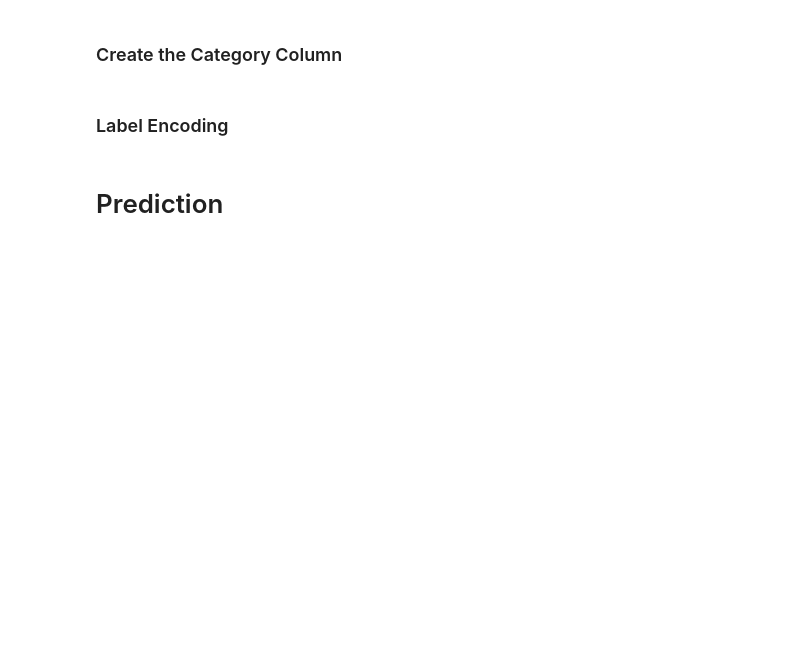
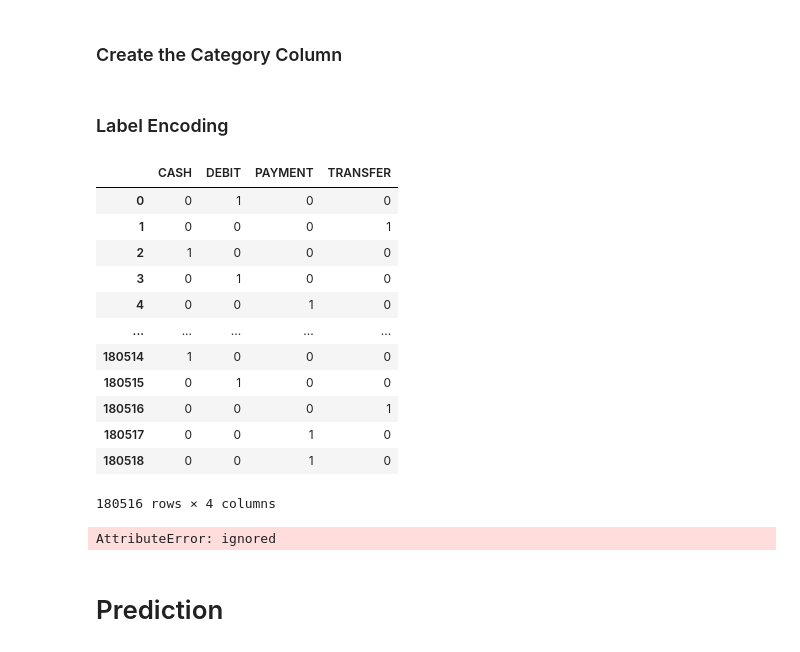
Before and after one commit to giakomorssi/Fraud-and-Delivery, a Jupyter notebook: 02_Prediction.ipynb, the cells around one changed output. Cells and saved outputs as stored; diff of their text form; code cells hidden in the pictures; blank space fills up the shorter version.

```diff
--- a/02_Prediction.ipynb
+++ b/02_Prediction.ipynb
@@ -113,0 +71,37 @@ df['Order Region'] = le.fit_transform(df['Order Region'])
+# %%
+from sklearn.model_selection import train_test_split
+
+X = df.drop(['Days for shipping (real)', 'Product Name'], axis = 1)
+y = df['Days for shipping (real)']
+
+X_train, X_test, y_train, y_test = train_test_split(X, y, test_size = 0.2)
+# %%
+from sklearn.preprocessing import OneHotEncoder
+import pandas as pd
+import numpy as np
+
+# Type
+X['Type'] = pd.get_dummies(X['Type'])
+
+# Category Name
+X['Category Name'] = pd.get_dummies(X['Category Name'])
+
+# Department Name
+X['Department Name'] = pd.get_dummies(X['Department Name'])
+
+# Market
+X['Market'] = pd.get_dummies(X['Market'])
+# %% [output]
+|  | CASH | DEBIT | PAYMENT | TRANSFER |
+| 0 | 0 | 1 | 0 | 0 |
+| 1 | 0 | 0 | 0 | 1 |
+| 2 | 1 | 0 | 0 | 0 |
+| 3 | 0 | 1 | 0 | 0 |
+| 4 | 0 | 0 | 1 | 0 |
+| ... | ... | ... | ... | ... |
+| 180514 | 1 | 0 | 0 | 0 |
+| 180515 | 0 | 1 | 0 | 0 |
+| 180516 | 0 | 0 | 0 | 1 |
+| 180517 | 0 | 0 | 1 | 0 |
+| 180518 | 0 | 0 | 1 | 0 |
+180516 rows × 4 columns
@@ -113,0 +204,34 @@ df['Order Region'] = le.fit_transform(df['Order Region'])
+# %%
+from sklearn.preprocessing import OneHotEncoder
+
+enc = OneHotEncoder()
+
+# Type
+X_train['Type'] = enc.fit_transform(X_train['Type'])
+X_test['Type'] = enc.transform(X_test['Type'])
+
+# Category Name
+X_train['Category Name'] = enc.fit_transform(X_train['Category Name'])
+X_test['Category Name'] = enc.transform(X_test['Category Name'])
+
+# Department Name
+X_train['Department Name'] = enc.fit_transform(X_train['Department Name'])
+X_test['Department Name'] = enc.transform(X_test['Department Name'])
+
+# Market
+X_train['Market'] = enc.fit_transform(X_train['Market'])
+X_test['Market'] = enc.transform(X_test['Market'])
+
+# Order Status
+X_train['Order Status'] = enc.fit_transform(X_train['Order Status'])
+X_test['Order Status'] = enc.transform(X_test['Order Status'])
+
+# Customer Segment
+X_train['Customer Segment'] = enc.fit_transform(X_train['Customer Segment'])
+X_test['Customer Segment'] = enc.transform(X_test['Customer Segment'])
+
+# Category
+X_train['Category'] = enc.fit_transform(X_train['Category'])
+X_test['Category'] = enc.transform(X_test['Category'])
+# %% [output]
+AttributeError: ignored
```
Also changed, not shown: parts of 25 cells of this notebook.
